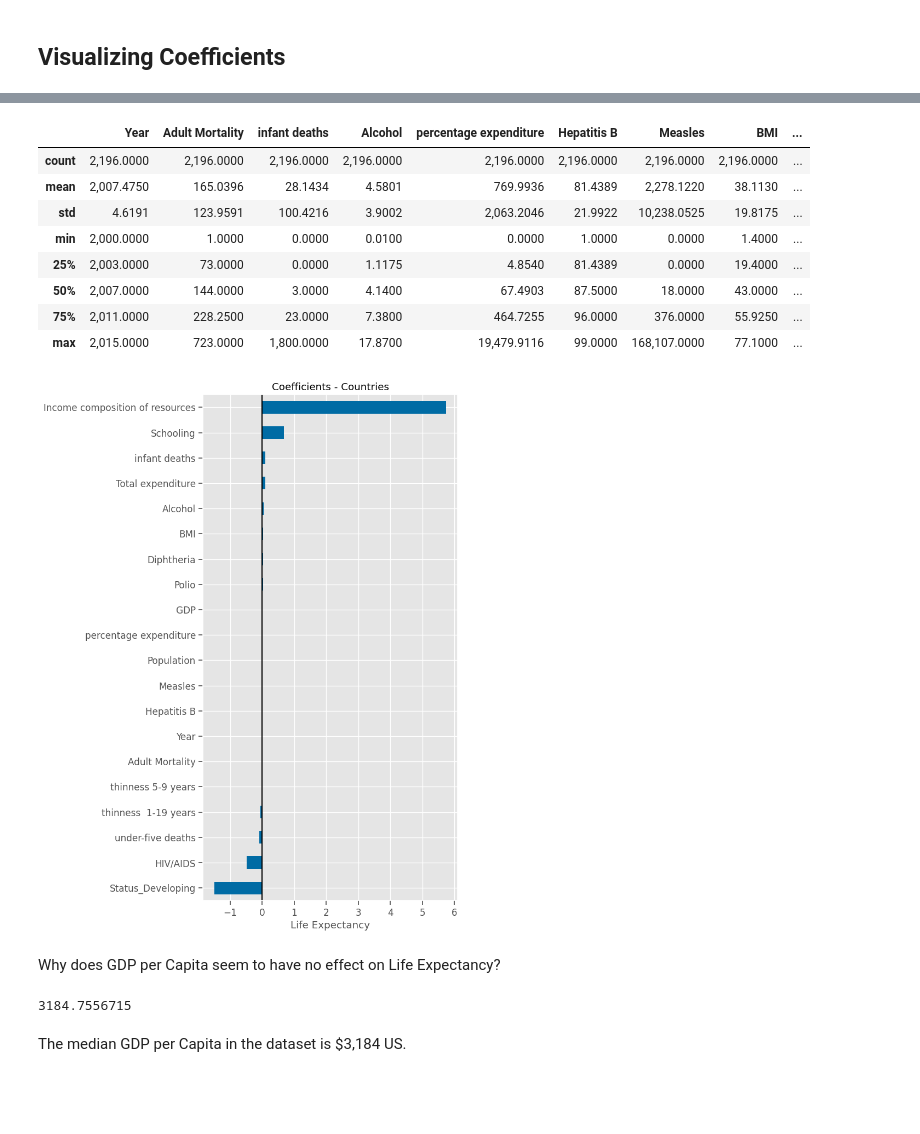
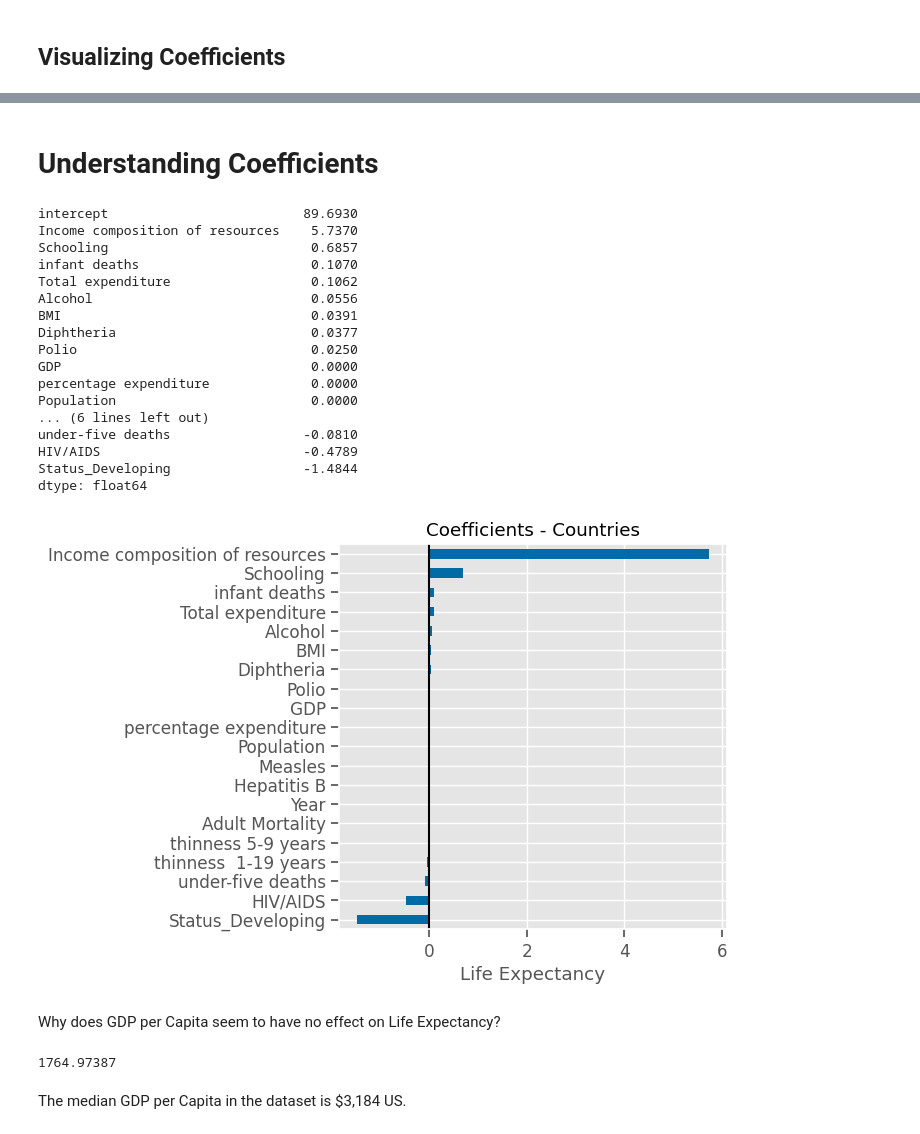
Before and after one commit to patelmedha/data-viz-wk17-codealongs-life-expectancy, a Jupyter notebook: Solutions/SOLUTIONS-Wk1-L01-CodeAlong-Life Expectancy.ipynb, the cells around one changed output, grey strips where cells are left out. Drawn from its saved outputs; the diff is of its cells as text; code cells hidden in the pictures; blank space fills up the shorter version.

```diff
--- a/Solutions/SOLUTIONS-Wk1-L01-CodeAlong-Life Expectancy.ipynb
+++ b/Solutions/SOLUTIONS-Wk1-L01-CodeAlong-Life Expectancy.ipynb
@@ -481,4 +521,0 @@ Length: 203, dtype: float64
-# %%
-ax = coefs.sort_values().plot(kind='barh', figsize=(8,35))
-ax.axvline(0, color='k')
-ax.set(xlabel='Life Expectancy', title="Coefficients - All");
@@ -509,6 +521,0 @@ country_feats
-# %%
-def plot_coefficients(coefs, figsize=(6,12)):
-    ax = coefs.sort_values().plot(kind='barh', figsize=figsize)
-    ax.axvline(0, color='k')
-    ax.set(xlabel='Life Expectancy', title="Coefficients - Countries")
-    plt.show();
@@ -562 +533,10 @@ Intercept = -456.09820951446005
+# %%
+## Function for plotting coefficients
+
+def plot_coefficients(coefs):
+    coefs = coefs.drop('intercept')
+    ax = coefs.sort_values().plot(kind='barh', figsize=(5,5))
+    ax.axvline(0, color='k')
+    ax.set(xlabel='Life Expectancy', title="Coefficients - Countries")
+    plt.show();
 # %% [markdown]
@@ -619,26 +548,37 @@ dtype: float64
-# %%
-X_train_df.describe()
-# %% [output]
-|  | Year | Adult Mortality | infant deaths | Alcohol | percentage expenditure | Hepatitis B | Measles | BMI | ... |
-| count | 2,196.0000 | 2,196.0000 | 2,196.0000 | 2,196.0000 | 2,196.0000 | 2,196.0000 | 2,196.0000 | 2,196.0000 | ... |
-| mean | 2,007.4750 | 165.0396 | 28.1434 | 4.5801 | 769.9936 | 81.4389 | 2,278.1220 | 38.1130 | ... |
-| std | 4.6191 | 123.9591 | 100.4216 | 3.9002 | 2,063.2046 | 21.9922 | 10,238.0525 | 19.8175 | ... |
-| min | 2,000.0000 | 1.0000 | 0.0000 | 0.0100 | 0.0000 | 1.0000 | 0.0000 | 1.4000 | ... |
-| 25% | 2,003.0000 | 73.0000 | 0.0000 | 1.1175 | 4.8540 | 81.4389 | 0.0000 | 19.4000 | ... |
-| 50% | 2,007.0000 | 144.0000 | 3.0000 | 4.1400 | 67.4903 | 87.5000 | 18.0000 | 43.0000 | ... |
-| 75% | 2,011.0000 | 228.2500 | 23.0000 | 7.3800 | 464.7255 | 96.0000 | 376.0000 | 55.9250 | ... |
-| max | 2,015.0000 | 723.0000 | 1,800.0000 | 17.8700 | 19,479.9116 | 99.0000 | 168,107.0000 | 77.1000 | ... |
-# %%
-coefs_drop = get_coefficients(lin_reg_drop)
-plot_coefficients(coefs_drop)
-# %% [output]
-[figure, removed]
+# %% [markdown]
+# Understanding Coefficients
+# %%
+## Display Coefficients
+display(unscaled_coefs.sort_values(ascending=False))
+## Plot sorted Coefficients
+plot_coefficients(unscaled_coefs)
+# %% [output]
+intercept                         89.6930
+Income composition of resources    5.7370
+Schooling                          0.6857
+infant deaths                      0.1070
+Total expenditure                  0.1062
+Alcohol                            0.0556
+BMI                                0.0391
+Diphtheria                         0.0377
+Polio                              0.0250
+GDP                                0.0000
+percentage expenditure             0.0000
+Population                         0.0000
+... (6 lines left out)
+under-five deaths                 -0.0810
+HIV/AIDS                          -0.4789
+Status_Developing                 -1.4844
+dtype: float64
+[figure, added]
 # %% [markdown]
 Why does GDP per Capita seem to have no effect on Life Expectancy?
 # %%
-X_train_df['GDP'].median()
+# Median GDP
+gdp_med = df['GDP'].median()
+gdp_med
 # %% [output]
-3184.7556715
+1764.97387
 # %% [markdown]
 The median GDP per Capita in the dataset is $3,184 US.
 # %%
```
Also changed, not shown: parts of 84 cells of this notebook, 3 other files.
